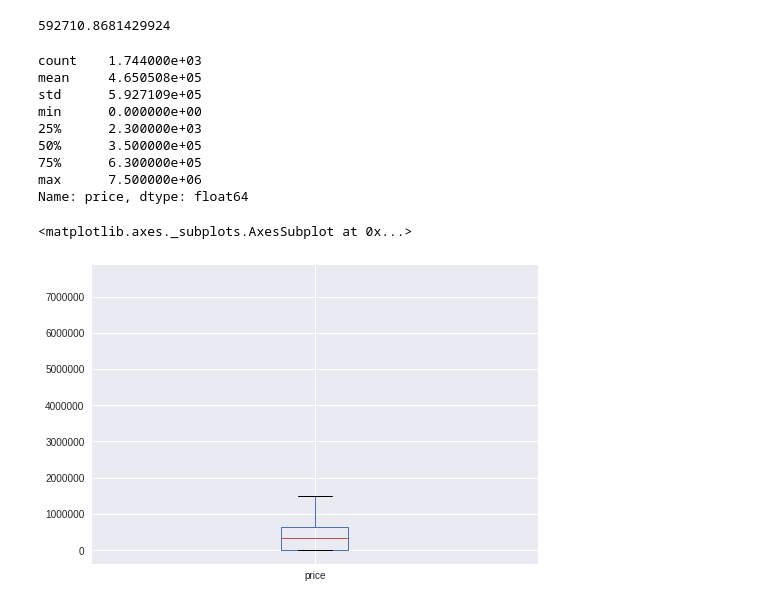
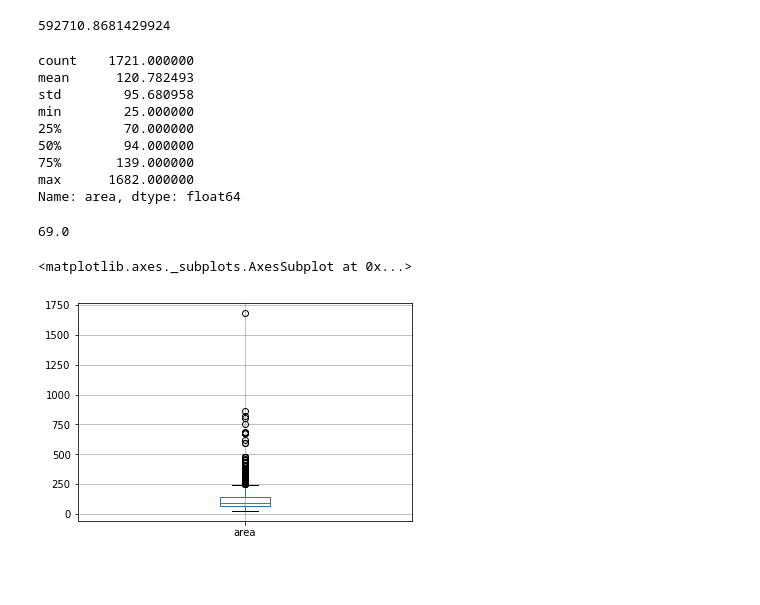
Before and after one commit to ProfLuciano/cd, a Jupyter notebook: notebooks/stats_desc.ipynb, the cells around one changed output. Drawn from its saved outputs; the diff is of its cells as text; code cells hidden in the pictures; blank space fills up the shorter version.

```diff
--- a/notebooks/stats_desc.ipynb
+++ b/notebooks/stats_desc.ipynb
@@ -2,7 +2,7 @@
 import numpy as np
 import pandas as pd
 # %%
-houses=pd.read_csv("https://raw.githubusercontent.com/if1015-datascience/material/gh-pages/data/recife.csv",encoding = "ISO-8859-1")
+houses=pd.read_csv("https://raw.githubusercontent.com/ProfLuciano/intro_cd/gh-pages/data/recife.csv",encoding = "ISO-8859-1")
 # %%
 houses.head()
 # %% [output]
@@ -14,0 +27,3 @@ houses.head()
+# %%
+houses['log_price'] = houses['price'].apply(np.log10)
+houses[houses['log_price'] > 0]['log_price'].hist()
@@ -14,0 +33,6 @@ houses.head()
+# %%
+# Adicionando coluna para aluguel e venda
+houses['operation'] = 'sell'
+houses.loc[(houses['price'] > 100) & (houses['price'] < 30000),'operation'] = 'rent'
+houses = houses.drop(['log_price'], axis=1)
+houses.head()
@@ -19,2 +63,0 @@ houses.shape
-# %%
-houses = houses.dropna(axis=0)
@@ -40,19 +97,23 @@ houses['price'].std()
 # %% [output]
 592710.8681429924
 # %%
-houses['price'].describe()
+houses['area'].describe()
 # %% [output]
-count    1.744000e+03
-mean     4.650508e+05
-std      5.927109e+05
-min      0.000000e+00
-25%      2.300000e+03
-50%      3.500000e+05
-75%      6.300000e+05
-max      7.500000e+06
-Name: price, dtype: float64
+count    1721.000000
+mean      120.782493
+std        95.680958
+min        25.000000
+25%        70.000000
+50%        94.000000
+75%       139.000000
+max      1682.000000
+Name: area, dtype: float64
+# %%
+houses['area'].describe()[6] - houses['area'].describe()[4]
+# %% [output]
+69.0
 # %%
-houses.boxplot(column=['price'])
+houses.boxplot(column=['area'])
 # %% [output]
 <matplotlib.axes._subplots.AxesSubplot at 0x...>
-[figure, old version]
+[figure, new version]
```
Also changed, not shown: parts of 32 cells of this notebook.
